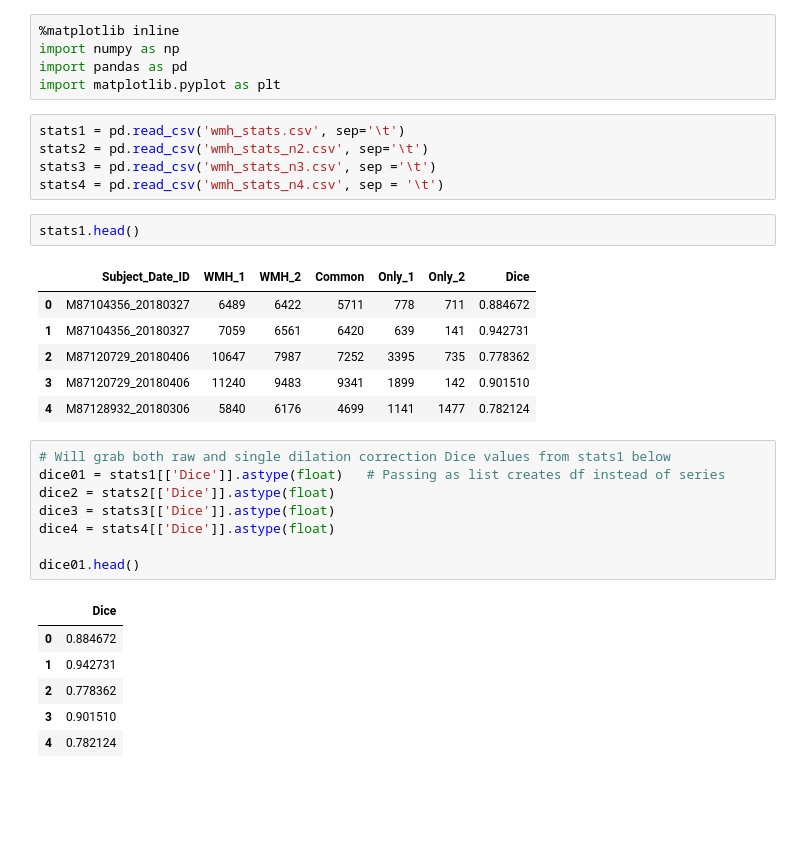
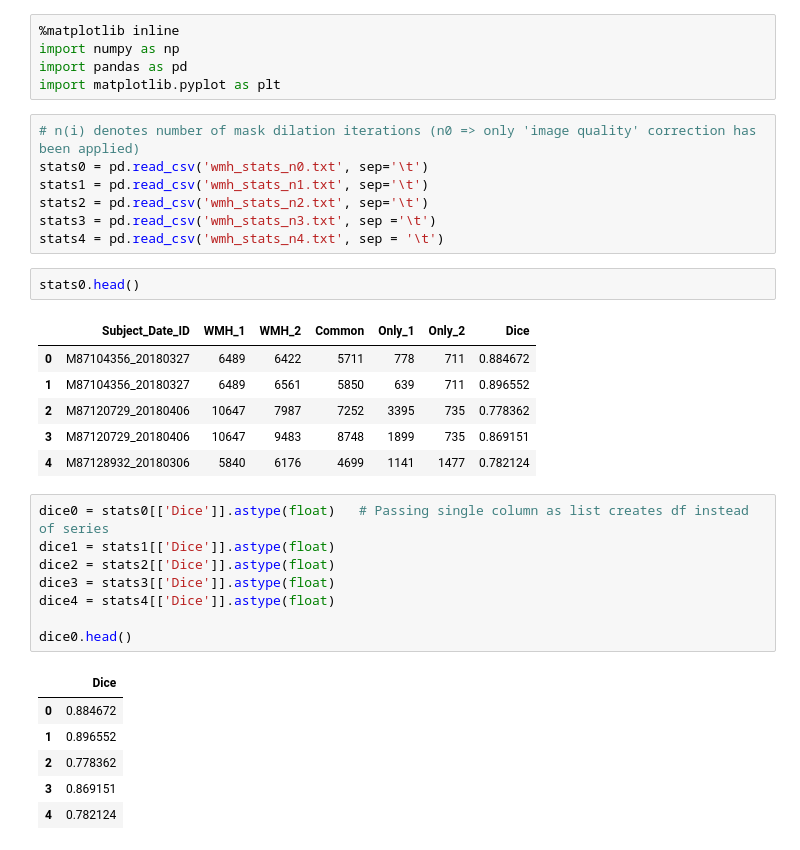
Before and after one commit to tessiert/WMH-Scripts, a Jupyter notebook: WMH_Correction_Reproducibility.ipynb, the cells around one changed output. Cells and saved outputs as stored; diff of their text form; blank space fills up the shorter version.

```diff
--- a/WMH_Correction_Reproducibility.ipynb
+++ b/WMH_Correction_Reproducibility.ipynb
@@ -8,32 +8,34 @@ import numpy as np
 import pandas as pd
 import matplotlib.pyplot as plt
 # %%
-stats1 = pd.read_csv('wmh_stats.csv', sep='\t')
-stats2 = pd.read_csv('wmh_stats_n2.csv', sep='\t')
-stats3 = pd.read_csv('wmh_stats_n3.csv', sep ='\t')
-stats4 = pd.read_csv('wmh_stats_n4.csv', sep = '\t')
+# n(i) denotes number of mask dilation iterations (n0 => only 'image quality' correction has been applied)
+stats0 = pd.read_csv('wmh_stats_n0.txt', sep='\t')
+stats1 = pd.read_csv('wmh_stats_n1.txt', sep='\t')
+stats2 = pd.read_csv('wmh_stats_n2.txt', sep='\t')
+stats3 = pd.read_csv('wmh_stats_n3.txt', sep ='\t')
+stats4 = pd.read_csv('wmh_stats_n4.txt', sep = '\t')
 # %%
-stats1.head()
+stats0.head()
 # %% [output]
 |  | Subject_Date_ID | WMH_1 | WMH_2 | Common | Only_1 | Only_2 | Dice |
 | 0 | M87104356_20180327 | 6489 | 6422 | 5711 | 778 | 711 | 0.884672 |
-| 1 | M87104356_20180327 | 7059 | 6561 | 6420 | 639 | 141 | 0.942731 |
+| 1 | M87104356_20180327 | 6489 | 6561 | 5850 | 639 | 711 | 0.896552 |
 | 2 | M87120729_20180406 | 10647 | 7987 | 7252 | 3395 | 735 | 0.778362 |
-| 3 | M87120729_20180406 | 11240 | 9483 | 9341 | 1899 | 142 | 0.901510 |
+| 3 | M87120729_20180406 | 10647 | 9483 | 8748 | 1899 | 735 | 0.869151 |
 | 4 | M87128932_20180306 | 5840 | 6176 | 4699 | 1141 | 1477 | 0.782124 |
 # %%
-# Will grab both raw and single dilation correction Dice values from stats1 below
-dice01 = stats1[['Dice']].astype(float)   # Passing as list creates df instead of series
+dice0 = stats0[['Dice']].astype(float)   # Passing single column as list creates df instead of series
+dice1 = stats1[['Dice']].astype(float)
 dice2 = stats2[['Dice']].astype(float)
 dice3 = stats3[['Dice']].astype(float)
 dice4 = stats4[['Dice']].astype(float)
 
-dice01.head()
+dice0.head()
 # %% [output]
 |  | Dice |
 | 0 | 0.884672 |
-| 1 | 0.942731 |
+| 1 | 0.896552 |
 | 2 | 0.778362 |
-| 3 | 0.901510 |
+| 3 | 0.869151 |
 | 4 | 0.782124 |
 # %%
```
Also changed, not shown: parts of 3 cells of this notebook, 6 other files.
